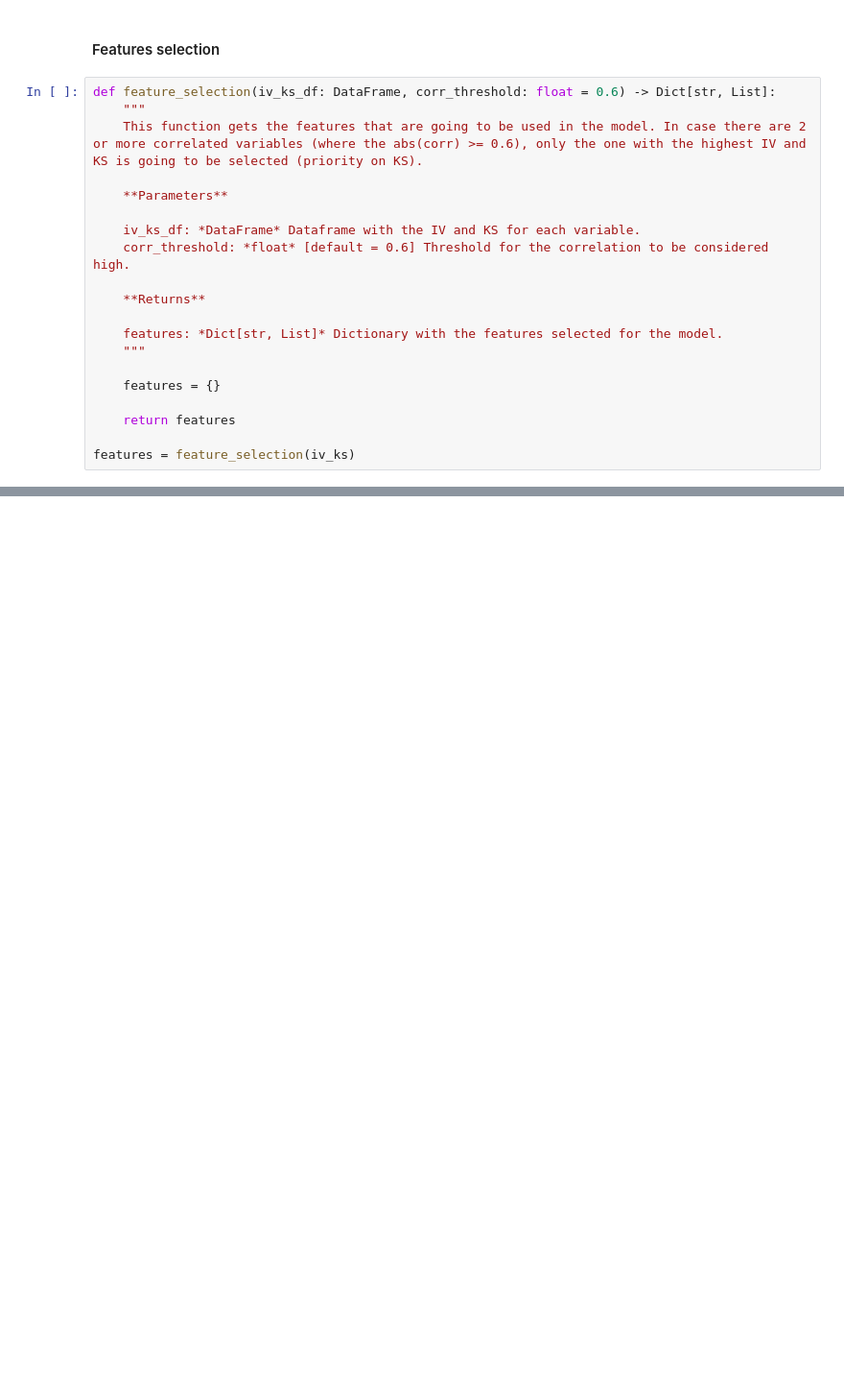
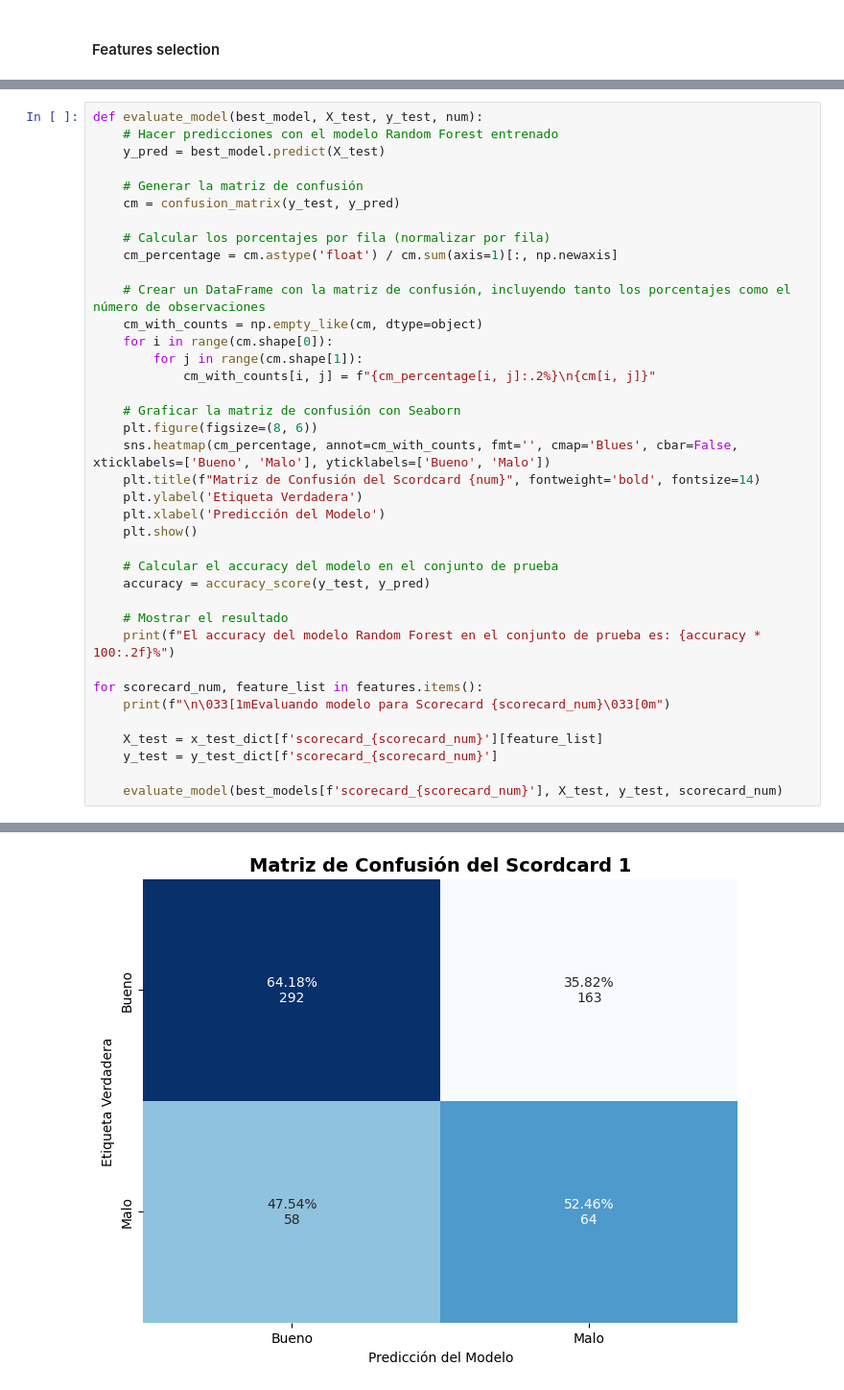
Before and after one commit to magotronico/DataAnalysis_and_AI, a Jupyter notebook: period_2/challenge/training_etl.ipynb, the cells around one changed output, grey strips where cells are left out. Shown at 96% size. Saved outputs shown, nothing was run; the diff lists cells and outputs as text; blank space fills up the shorter version.

```diff
--- a/period_2/challenge/training_etl.ipynb
+++ b/period_2/challenge/training_etl.ipynb
@@ -970,22 +987,2 @@ TypeError: list indices must be integers or slices, not str
 # %% [markdown]
 #### Features selection
-# %%
-def feature_selection(iv_ks_df: DataFrame, corr_threshold: float = 0.6) -> Dict[str, List]:
-    """
-    This function gets the features that are going to be used in the model. In case there are 2 or more correlated variables (where the abs(corr) >= 0.6), only the one with the highest IV and KS is going to be selected (priority on KS).
-
-    **Parameters**
-
-    iv_ks_df: *DataFrame* Dataframe with the IV and KS for each variable.
-    corr_threshold: *float* [default = 0.6] Threshold for the correlation to be considered high.
-
-    **Returns**
-
-    features: *Dict[str, List]* Dictionary with the features selected for the model.
-    """
-
-    features = {}
-
-    return features
-
-features = feature_selection(iv_ks)
@@ -1003,0 +1241,39 @@ NameError: name 'iv_ks' is not defined
+# %%
+def evaluate_model(best_model, X_test, y_test, num):
+    # Hacer predicciones con el modelo Random Forest entrenado
+    y_pred = best_model.predict(X_test)
+
+    # Generar la matriz de confusión
+    cm = confusion_matrix(y_test, y_pred)
+
+    # Calcular los porcentajes por fila (normalizar por fila)
+    cm_percentage = cm.astype('float') / cm.sum(axis=1)[:, np.newaxis]
+
+    # Crear un DataFrame con la matriz de confusión, incluyendo tanto los porcentajes como el número de observaciones
+    cm_with_counts = np.empty_like(cm, dtype=object)
+    for i in range(cm.shape[0]):
+        for j in range(cm.shape[1]):
+            cm_with_counts[i, j] = f"{cm_percentage[i, j]:.2%}\n{cm[i, j]}"
+
+    # Graficar la matriz de confusión con Seaborn
+    plt.figure(figsize=(8, 6))
+    sns.heatmap(cm_percentage, annot=cm_with_counts, fmt='', cmap='Blues', cbar=False, xticklabels=['Bueno', 'Malo'], yticklabels=['Bueno', 'Malo'])
+    plt.title(f"Matriz de Confusión del Scordcard {num}", fontweight='bold', fontsize=14)
+    plt.ylabel('Etiqueta Verdadera')
+    plt.xlabel('Predicción del Modelo')
+    plt.show()
+
+    # Calcular el accuracy del modelo en el conjunto de prueba
+    accuracy = accuracy_score(y_test, y_pred)
+
+    # Mostrar el resultado
+    print(f"El accuracy del modelo Random Forest en el conjunto de prueba es: {accuracy * 100:.2f}%")
+
+for scorecard_num, feature_list in features.items():
+    print(f"\n\033[1mEvaluando modelo para Scorecard {scorecard_num}\033[0m")
+
+    X_test = x_test_dict[f'scorecard_{scorecard_num}'][feature_list]
+    y_test = y_test_dict[f'scorecard_{scorecard_num}']
+
+    evaluate_model(best_models[f'scorecard_{scorecard_num}'], X_test, y_test, scorecard_num)
+# %% [output]
@@ -1003,0 +1281 @@ NameError: name 'iv_ks' is not defined
+[figure, added]
```
Also changed, not shown: parts of 79 cells of this notebook, 4 other files.
